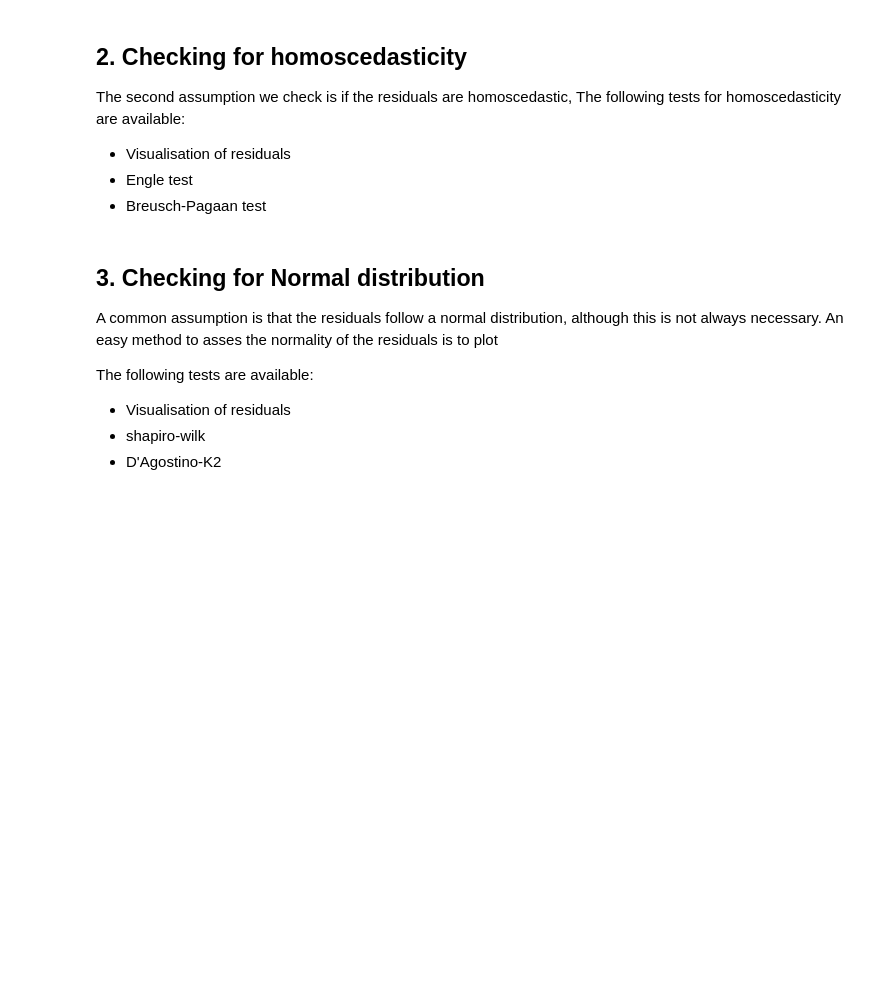
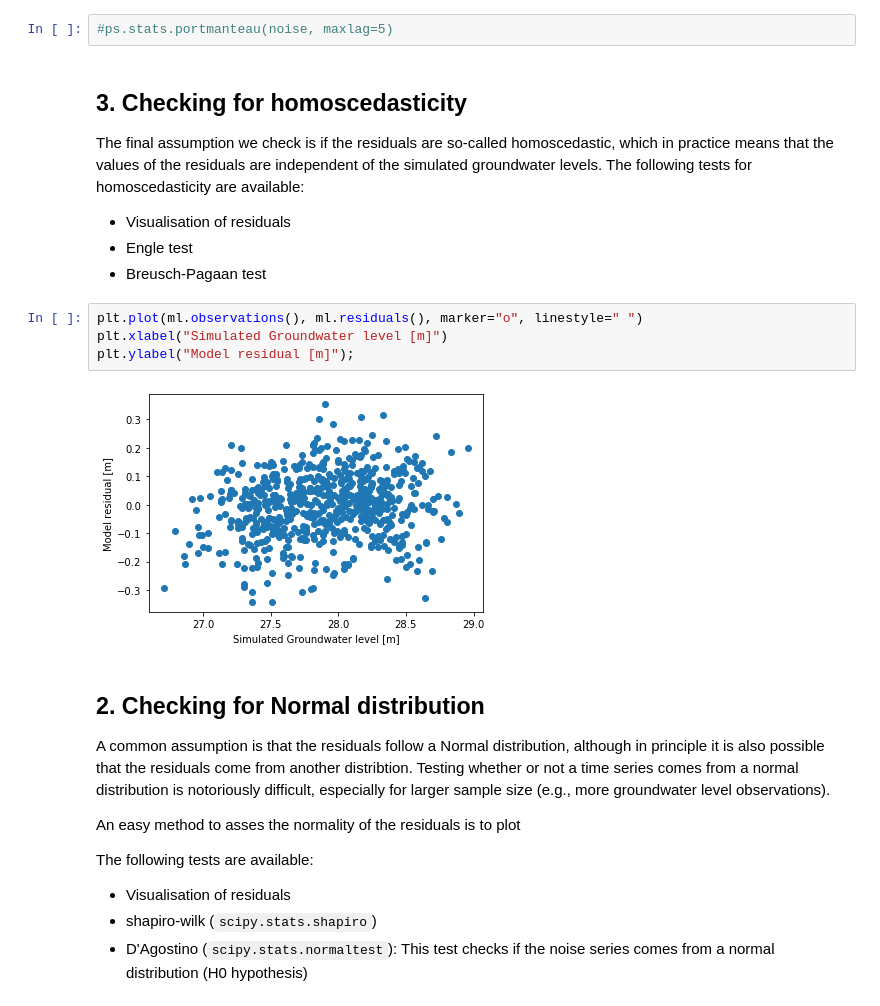
Before and after one commit to pastas/pastas, a Jupyter notebook: examples/notebooks/4_diagnostic_checking.ipynb, the cells around one changed output. Saved outputs shown, nothing was run; the diff lists cells and outputs as text; blank space fills up the shorter version.

Commit message:
separate plot_diagnostics and update some stats methods

```diff
--- a/examples/notebooks/4_diagnostic_checking.ipynb
+++ b/examples/notebooks/4_diagnostic_checking.ipynb
@@ -56,17 +90,27 @@ Let us plot the autocorrelation function (ACF) and the partial autocorrelation f
+# %%
+#ps.stats.portmanteau(noise, maxlag=5)
 # %% [markdown]
-## 2. Checking for homoscedasticity
-The second assumption we check is if the residuals are homoscedastic,
+## 3. Checking for homoscedasticity
+The final assumption we check is if the residuals are so-called homoscedastic, which in practice means that the values of the residuals are independent of the simulated groundwater levels.
 The following tests for homoscedasticity are available:
 
 - Visualisation of residuals
 - Engle test
 - Breusch-Pagaan test
+# %%
+plt.plot(ml.observations(), ml.residuals(), marker="o", linestyle=" ")
+plt.xlabel("Simulated Groundwater level [m]")
+plt.ylabel("Model residual [m]");
+# %% [output]
+[figure, added]
 # %% [markdown]
-## 3. Checking for Normal distribution
-A common assumption is that the residuals follow a normal distribution, although this is not always necessary. An easy method to asses the normality of the residuals is to plot
+## 2. Checking for Normal distribution
+A common assumption is that the residuals follow a Normal distribution, although in principle it is also possible that the residuals come from another distribtion. Testing whether or not a time series comes from a normal distribution is notoriously difficult, especially for larger sample size (e.g., more groundwater level observations).
+
+An easy method to asses the normality of the residuals is to plot
 
 The following tests are available:
 
 - Visualisation of residuals
-- shapiro-wilk
-- D'Agostino-K2
+- shapiro-wilk (`scipy.stats.shapiro`)
+- D'Agostino (`scipy.stats.normaltest`): This test checks if the noise series comes from a normal distribution (H0 hypothesis)
```
Also changed, not shown: parts of 21 cells of this notebook, 4 other files.
